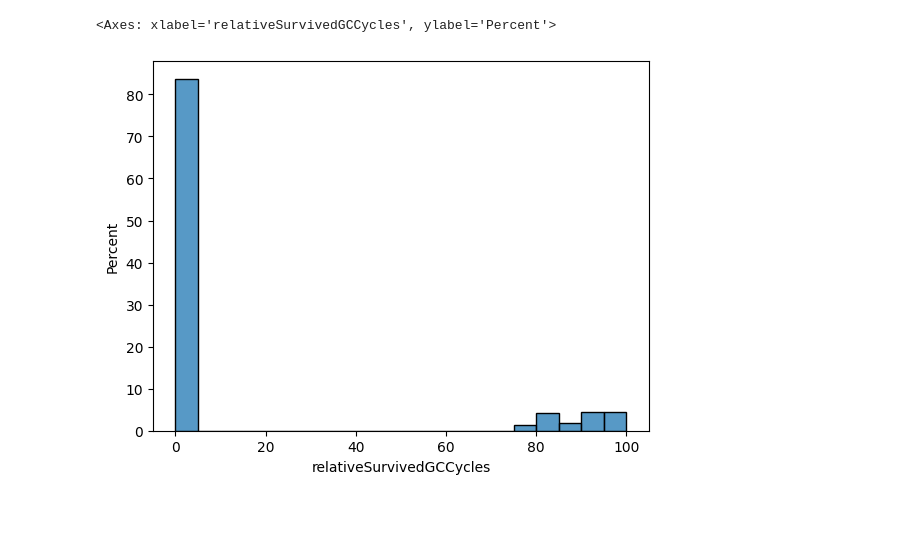
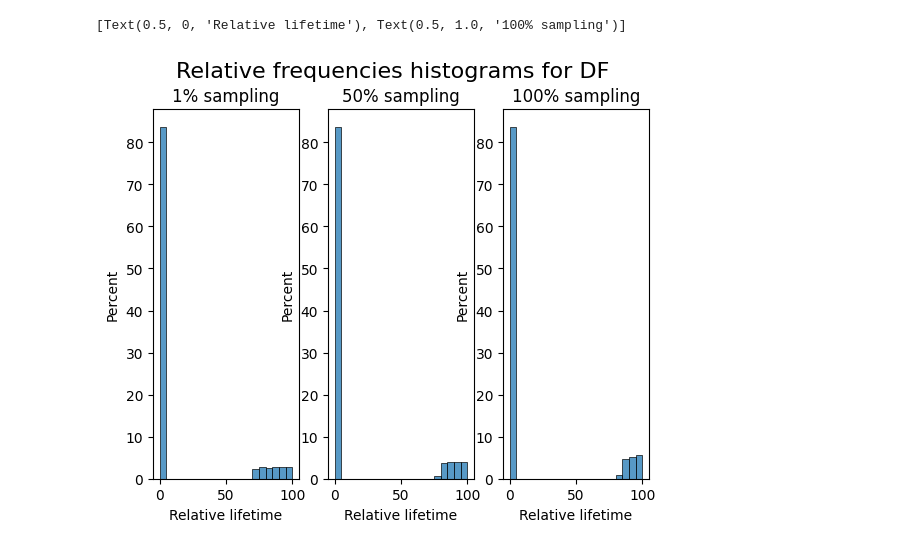
Before and after one commit to jordanmontt/application-classification-experiment, a Jupyter notebook: python/jupyter.ipynb, the cells around one changed output. Drawn from its saved outputs; the diff is of its cells as text; code cells hidden in the pictures; blank space fills up the shorter version.

```diff
--- a/python/jupyter.ipynb
+++ b/python/jupyter.ipynb
@@ -6,7 +7,21 @@ import matplotlib.pyplot as plt
-# %%
-df_1, metadata_df1 = load_df('/Users/sebastian/Documents/PharoImages/new-2024/2024-01-25H12m32-df1.csv', '/Users/sebastian/Documents/PharoImages/new-2024/2024-01-25H12m32.json')
-
-sns.histplot(df_1['relativeSurvivedGCCycles'], stat="percent", bins=20)
-# %% [output]
-<Axes: xlabel='relativeSurvivedGCCycles', ylabel='Percent'>
-[figure, removed]
+# %%
+# Load sampling 1
+parent_directory = '/Users/sebastian/Documents/PharoImages/illimani-rebench/data/sampling-1/2024-02-13H20m39'
+csv_file = parent_directory + '.csv'
+metadata_file = parent_directory + '.json'
+# full_gcs_trace_file = parent_directory + '-full-gcs.csv'
+# scavenges_trace_file = parent_directory + '-scavenges.csv'
+
+df_1, metadata_df1 = load_df(csv_file, metadata_file)
+# %%
+# Relative frequency histogram
+fig, axs = plt.subplots(ncols=3)
+fig.suptitle("Relative frequencies histograms for DF", fontsize=16)
+
+
+sns.histplot(df_1['relativeLifetime'] , stat="percent", bins=20, ax=axs[0]).set(xlabel='Relative lifetime', title='1% sampling')
+sns.histplot(df_50['relativeLifetime'] , stat="percent", bins=20, ax=axs[1]).set(xlabel='Relative lifetime', title='50% sampling')
+sns.histplot(df_100['relativeLifetime'] , stat="percent", bins=20, ax=axs[2]).set(xlabel='Relative lifetime', title='100% sampling')
+# %% [output]
+[Text(0.5, 0, 'Relative lifetime'), Text(0.5, 1.0, '100% sampling')]
+[figure, added]
```
Also changed, not shown: parts of 11 cells of this notebook, 1 other file.
